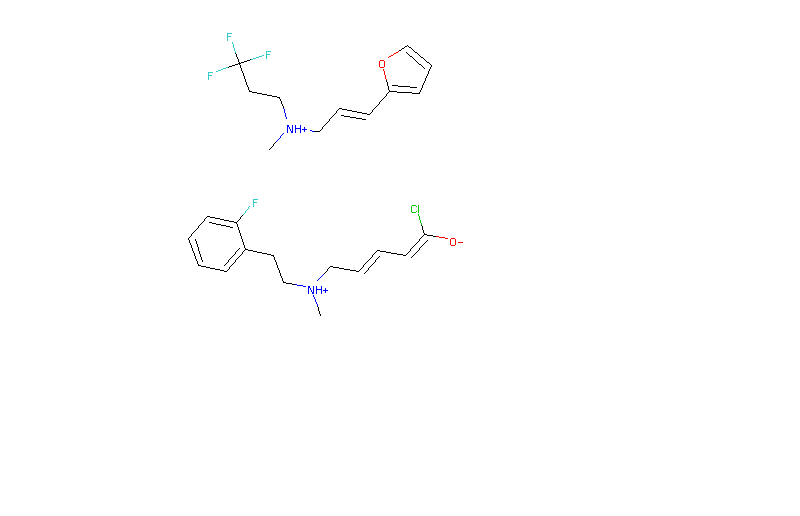
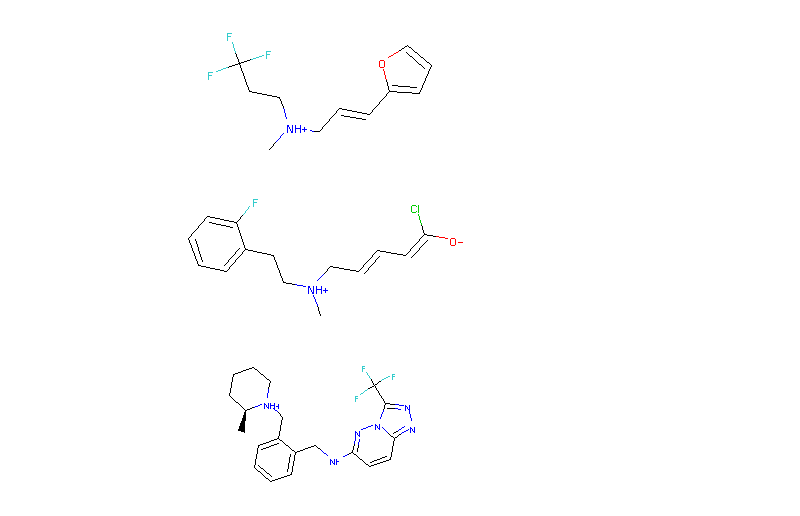
Before and after one commit to yyctamu/CHEMIR, a Jupyter notebook: jtvae/notebooks/mol_rec.ipynb, the cells around one changed output. Saved outputs shown, nothing was run; the diff lists cells and outputs as text; code cells hidden in the pictures; blank space fills up the shorter version.

```diff
--- a/jtvae/notebooks/mol_rec.ipynb
+++ b/jtvae/notebooks/mol_rec.ipynb
@@ -479,0 +513,4 @@ Chem.MolFromSmiles(mix(model=model0_01, smiles=ref_mols, seed=1, temp=1, alpha=[
+# %%
+Chem.MolFromSmiles(smiles[inds[4]])
+# %% [output]
+[figure, added]
```
Also changed, not shown: parts of 63 cells of this notebook, 2 other files.
